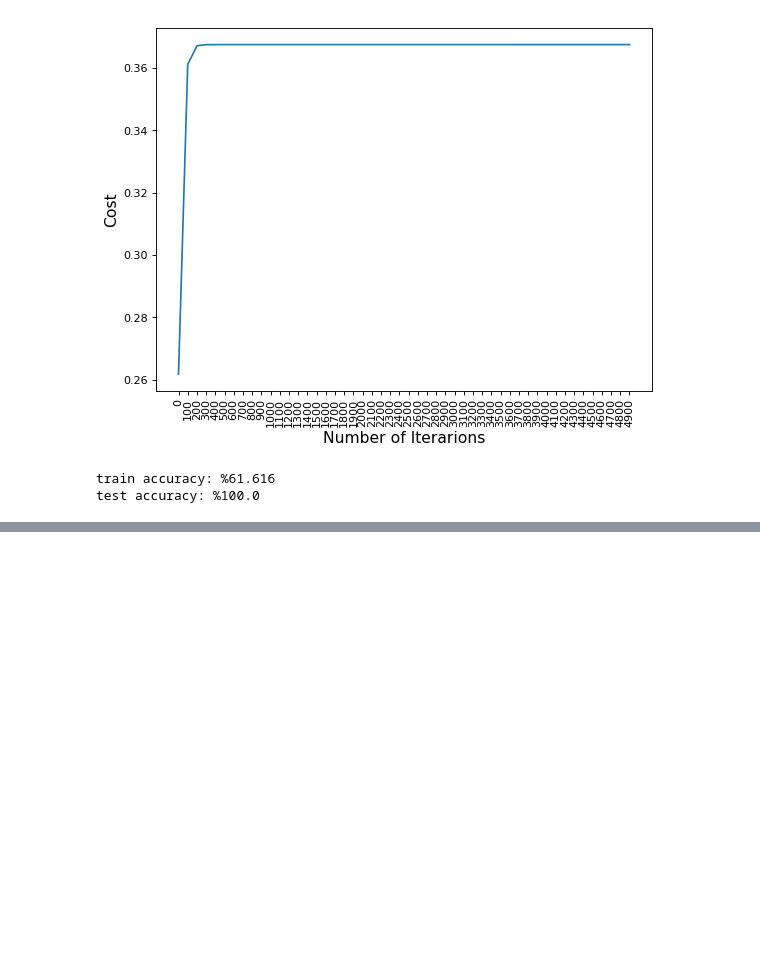
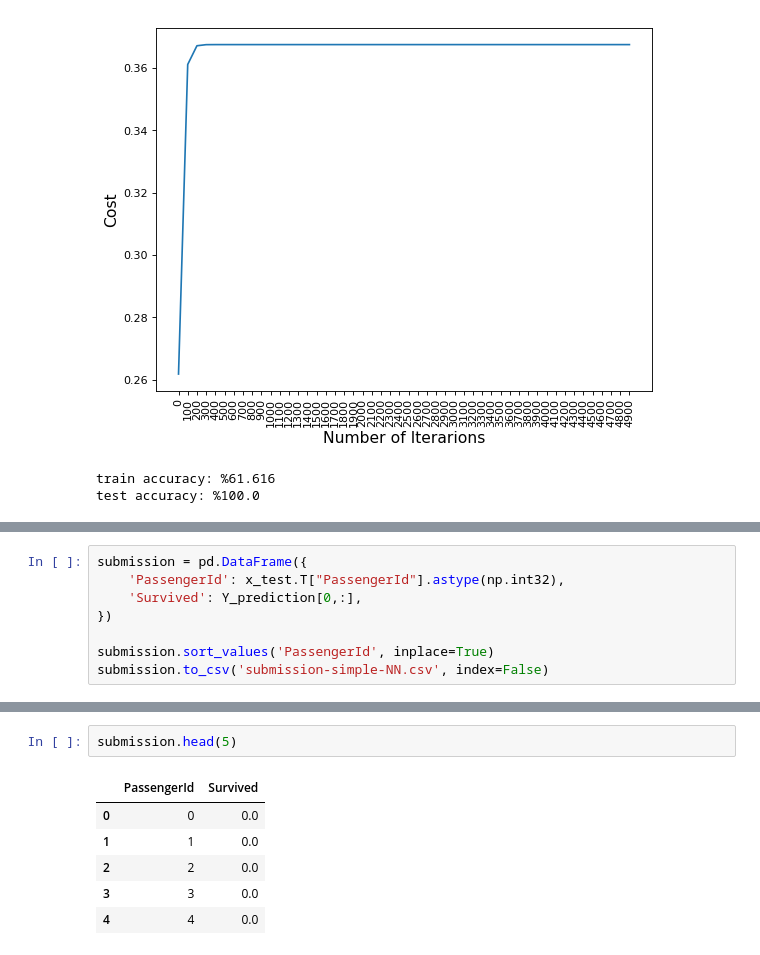
Before and after one commit to danielsobrado/personal-blog-code, a Jupyter notebook: notebooks/Kaggle/Titanic/NN From Scratch.ipynb, the cells around one changed output, grey strips where cells are left out. Saved outputs shown, nothing was run; the diff lists cells and outputs as text; blank space fills up the shorter version.

```diff
--- a/notebooks/Kaggle/Titanic/NN From Scratch.ipynb
+++ b/notebooks/Kaggle/Titanic/NN From Scratch.ipynb
@@ -371,0 +395,8 @@ test accuracy: %100.0
+# %%
+submission = pd.DataFrame({
+    'PassengerId': x_test.T["PassengerId"].astype(np.int32),
+    'Survived': Y_prediction[0,:],
+})
+
+submission.sort_values('PassengerId', inplace=True)
+submission.to_csv('submission-simple-NN.csv', index=False)
@@ -371,0 +407,9 @@ test accuracy: %100.0
+# %%
+submission.head(5)
+# %% [output]
+|  | PassengerId | Survived |
+| 0 | 0 | 0.0 |
+| 1 | 1 | 0.0 |
+| 2 | 2 | 0.0 |
+| 3 | 3 | 0.0 |
+| 4 | 4 | 0.0 |
```
Also changed, not shown: parts of 4 cells of this notebook.
